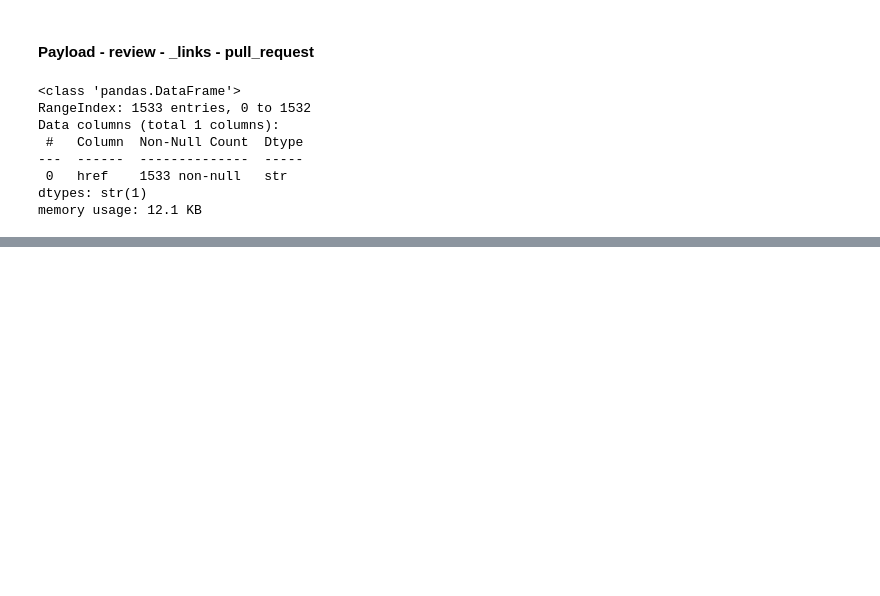
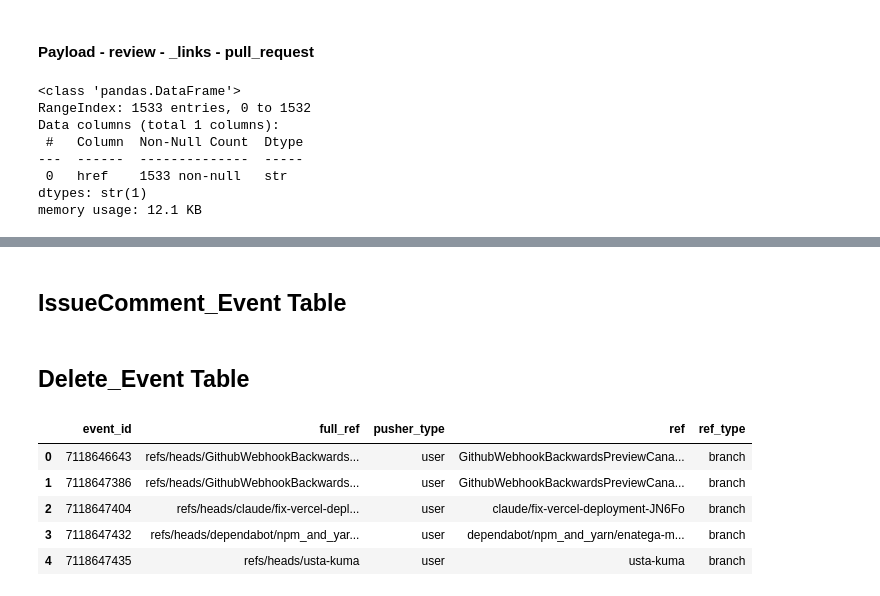
Before and after one commit to ShreyaCtrl/gharchive-data-platform, a Jupyter notebook: data-analysis.ipynb, the cells around one changed output, grey strips where cells are left out. Saved outputs shown, nothing was run; the diff lists cells and outputs as text; code cells hidden in the pictures; blank space fills up the shorter version.

```diff
--- a/data-analysis.ipynb
+++ b/data-analysis.ipynb
@@ -1211,0 +1500,14 @@ memory usage: 12.1 KB
+# %%
+from collections import defaultdict
+
+event_payload_keys = defaultdict(set)
+
+for _, event in df.iterrows():
+    event_type = event.get("type")
+    payload = event.get("payload", {})
+
+    event_payload_keys[event_type].update(payload.keys())
+
+for event_type, keys in event_payload_keys.items():
+    print(f"\n{event_type}")
+    print(sorted(keys))
@@ -1211,0 +1532,4 @@ memory usage: 12.1 KB
+# %% [markdown]
+## IssueComment_Event Table
+# %% [markdown]
+## Delete_Event Table
@@ -1211,0 +1551,9 @@ memory usage: 12.1 KB
+# %%
+df_delete_events.head()
+# %% [output]
+|  | event_id | full_ref | pusher_type | ref | ref_type |
+| 0 | 7118646643 | refs/heads/GithubWebhookBackwards... | user | GithubWebhookBackwardsPreviewCana... | branch |
+| 1 | 7118647386 | refs/heads/GithubWebhookBackwards... | user | GithubWebhookBackwardsPreviewCana... | branch |
+| 2 | 7118647404 | refs/heads/claude/fix-vercel-depl... | user | claude/fix-vercel-deployment-JN6Fo | branch |
+| 3 | 7118647432 | refs/heads/dependabot/npm_and_yar... | user | dependabot/npm_and_yarn/enatega-m... | branch |
+| 4 | 7118647435 | refs/heads/usta-kuma | user | usta-kuma | branch |
```
Also changed, not shown: parts of 47 cells of this notebook.
